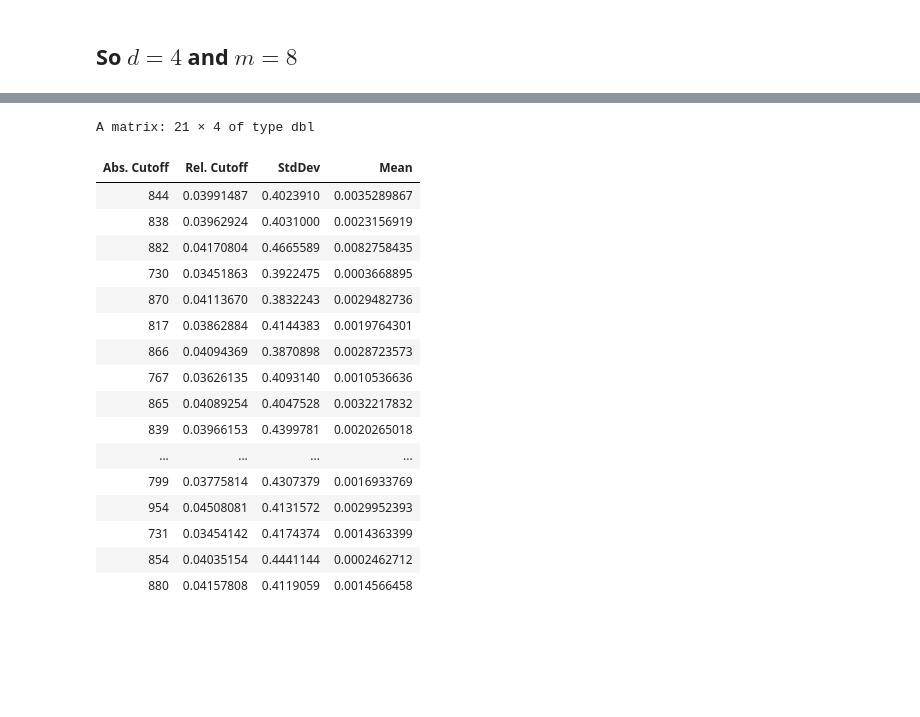
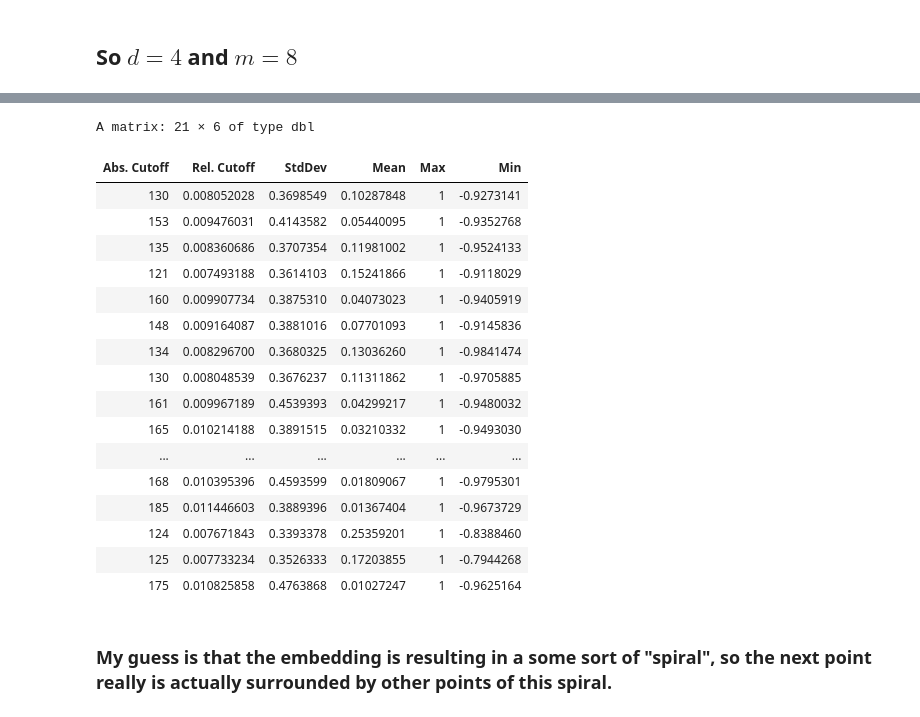
Before and after one commit to Fernando1729/datasci_proj, a Jupyter notebook: analysis_of_dwnn.ipynb, the cells around one changed output, grey strips where cells are left out. Drawn from its saved outputs; the diff is of its cells as text; code cells hidden in the pictures; blank space fills up the shorter version.

```diff
--- a/analysis_of_dwnn.ipynb
+++ b/analysis_of_dwnn.ipynb
@@ -384,12 +398,10 @@ for(i in begin:nrow(emb)){
     } else {
         cos = NA
     }
-    s = sd(cos)
-    m = mean(cos)
     #message(paste(paste("cutoff = ", id / (i-1), "    sd = ", s, "    mean = ", m)))
-    df = rbind(df, c(id, id / (i-1), s, m))
+    df = rbind(df, c(id, id / (i-1), sd(cos), mean(cos), max(cos), min(cos)))
 }
 
-colnames(df) = c("Abs. Cutoff", "Rel. Cutoff", "StdDev", "Mean")
+colnames(df) = c("Abs. Cutoff", "Rel. Cutoff", "StdDev", "Mean", "Max", "Min")
 df
 # %% [output]
@@ -460,14 +479,12 @@ for(sigma in seq(0.5, 5, by=0.25)){
         } else {
             cos = NA
         }
-        s = sd(cos)
-        m = mean(cos)
         #message(paste(paste("cutoff = ", id / (i-1), "    sd = ", s, "    mean = ", m)))
-        df = rbind(df, c(id, id / (i-1), s, m))
+        df = rbind(df, c(id, id / (i-1), sd(cos), mean(cos), max(cos), min(cos)))
     }
 
-    colnames(df) = c("Abs. Cutoff", "Rel. Cutoff", "StdDev", "Mean")
-    sigmaDf = rbind(sigmaDf, c(sigma, mean(df[,"Mean"])))
+    colnames(df) = c("Abs. Cutoff", "Rel. Cutoff", "StdDev", "Mean", "Max", "Min")
+    sigmaDf = rbind(sigmaDf, c(sigma, mean(df[,"Mean"]), mean(df[,"Min"])))
 }
 
 sigmaDf
@@ -577,14 +599,12 @@ for(sigma in seq(0.5, 4, by=0.25)){
         } else {
             cos = NA
         }
-        s = sd(cos)
-        m = mean(cos)
         #message(paste(paste("cutoff = ", id / (i-1), "    sd = ", s, "    mean = ", m)))
-        df = rbind(df, c(id, id / (i-1), s, m))
+        df = rbind(df, c(id, id / (i-1), sd(cos), mean(cos), max(cos), min(cos)))
     }
 
-    colnames(df) = c("Abs. Cutoff", "Rel. Cutoff", "StdDev", "Mean")
-    sigmaDf = rbind(sigmaDf, c(sigma, mean(df[,"Abs. Cutoff"]), mean(df[,"Mean"])))
+    colnames(df) = c("Abs. Cutoff", "Rel. Cutoff", "StdDev", "Mean", "Max", "Min")
+    sigmaDf = rbind(sigmaDf, c(sigma, mean(df[,"Abs. Cutoff"]), mean(df[,"Mean"]), mean(df[,"Min"])))
 }
 
 sigmaDf
@@ -625,6 +645,8 @@ A matrix: 15 × 3 of type dbl
 df = NULL
 
 emb = embedd(oil, d=4, m=8)
+print(nrow(emb))
+emb = emb[1:(nrow(emb)-5000),]
 begin = nrow(emb) - 20
 sigma = 2.5
 
@@ -663,9 +685,9 @@ for(i in begin:nrow(emb)){
     s = sd(cos)
     m = mean(cos)
     #message(paste(paste("cutoff = ", id / (i-1), "    sd = ", s, "    mean = ", m)))
-    df = rbind(df, c(id, id / (i-1), s, m))
+    df = rbind(df, c(id, id / (i-1), sd(cos), mean(cos), max(cos), min(cos)))
 }
 
-colnames(df) = c("Abs. Cutoff", "Rel. Cutoff", "StdDev", "Mean")
+colnames(df) = c("Abs. Cutoff", "Rel. Cutoff", "StdDev", "Mean", "Max", "Min")
 df
 # %% [output]
@@ -708,58 +730,59 @@ A matrix: 21 × 4 of type dbl
 df = NULL
 
 emb = embedd(oil, d=4, m=8)
+emb = emb[1:(nrow(emb)-5000),]
 begin = nrow(emb) - 20
 sigma = 0.5
 
 for(i in begin:nrow(emb)){
     query = emb[i,1:(ncol(emb)-1)]
     trainSet = emb[1:(i-1),]
 
     # Get the activations (the same used in dwnn)
     dists = apply(trainSet, 1, function(row){
         sqrt(sum(row[1:(length(row)-1)] - query)**2)
     })
     activations = exp(-dists**2 / (2*sigma**2))
 
     # Normalize activations
     activations = activations / sum(activations)
 
     idx = sort.list(activations, decreasing=TRUE)
     activations = activations[idx]
     trainSet = trainSet[idx,]
 
     # We want to get the points that make their cumulative activations > 90%
     acc = cumsum(activations)
     id = which(acc > 0.9)[1]
 
     trainSet = trainSet[1:id,]
 
     diff = query - trainSet[,1:(ncol(trainSet)-1)]
     cos = cosine(diff, diff)
-    s = sd(cos)
-    m = mean(cos)
     #message(paste(paste("cutoff = ", id / (i-1), "    sd = ", s, "    mean = ", m)))
-    df = rbind(df, c(id, id / (i-1), s, m))
+    df = rbind(df, c(id, id / (i-1), sd(cos), mean(cos), max(cos), min(cos)))
 }
 
-colnames(df) = c("Abs. Cutoff", "Rel. Cutoff", "StdDev", "Mean")
+colnames(df) = c("Abs. Cutoff", "Rel. Cutoff", "StdDev", "Mean", "Max", "Min")
 df
 # %% [output]
-A matrix: 21 × 4 of type dbl
+A matrix: 21 × 6 of type dbl
-| Abs. Cutoff | Rel. Cutoff | StdDev | Mean |
-| 844 | 0.03991487 | 0.4023910 | 0.0035289867 |
-| 838 | 0.03962924 | 0.4031000 | 0.0023156919 |
-| 882 | 0.04170804 | 0.4665589 | 0.0082758435 |
-| 730 | 0.03451863 | 0.3922475 | 0.0003668895 |
-| 870 | 0.04113670 | 0.3832243 | 0.0029482736 |
-| 817 | 0.03862884 | 0.4144383 | 0.0019764301 |
-| 866 | 0.04094369 | 0.3870898 | 0.0028723573 |
-| 767 | 0.03626135 | 0.4093140 | 0.0010536636 |
-| 865 | 0.04089254 | 0.4047528 | 0.0032217832 |
-| 839 | 0.03966153 | 0.4399781 | 0.0020265018 |
-| ... | ... | ... | ... |
-| 799 | 0.03775814 | 0.4307379 | 0.0016933769 |
-| 954 | 0.04508081 | 0.4131572 | 0.0029952393 |
-| 731 | 0.03454142 | 0.4174374 | 0.0014363399 |
-| 854 | 0.04035154 | 0.4441144 | 0.0002462712 |
-| 880 | 0.04157808 | 0.4119059 | 0.0014566458 |
+| Abs. Cutoff | Rel. Cutoff | StdDev | Mean | Max | Min |
+| 130 | 0.008052028 | 0.3698549 | 0.10287848 | 1 | -0.9273141 |
+| 153 | 0.009476031 | 0.4143582 | 0.05440095 | 1 | -0.9352768 |
+| 135 | 0.008360686 | 0.3707354 | 0.11981002 | 1 | -0.9524133 |
+| 121 | 0.007493188 | 0.3614103 | 0.15241866 | 1 | -0.9118029 |
+| 160 | 0.009907734 | 0.3875310 | 0.04073023 | 1 | -0.9405919 |
+| 148 | 0.009164087 | 0.3881016 | 0.07701093 | 1 | -0.9145836 |
+| 134 | 0.008296700 | 0.3680325 | 0.13036260 | 1 | -0.9841474 |
+| 130 | 0.008048539 | 0.3676237 | 0.11311862 | 1 | -0.9705885 |
+| 161 | 0.009967189 | 0.4539393 | 0.04299217 | 1 | -0.9480032 |
+| 165 | 0.010214188 | 0.3891515 | 0.03210332 | 1 | -0.9493030 |
+| ... | ... | ... | ... | ... | ... |
+| 168 | 0.010395396 | 0.4593599 | 0.01809067 | 1 | -0.9795301 |
+| 185 | 0.011446603 | 0.3889396 | 0.01367404 | 1 | -0.9673729 |
+| 124 | 0.007671843 | 0.3393378 | 0.25359201 | 1 | -0.8388460 |
+| 125 | 0.007733234 | 0.3526333 | 0.17203855 | 1 | -0.7944268 |
+| 175 | 0.010825858 | 0.4763868 | 0.01027247 | 1 | -0.9625164 |
+# %% [markdown]
+### My guess is that the embedding is resulting in a some sort of "spiral", so the next point really is actually surrounded by other points of this spiral.
```
Also changed, not shown: parts of 11 cells of this notebook.
